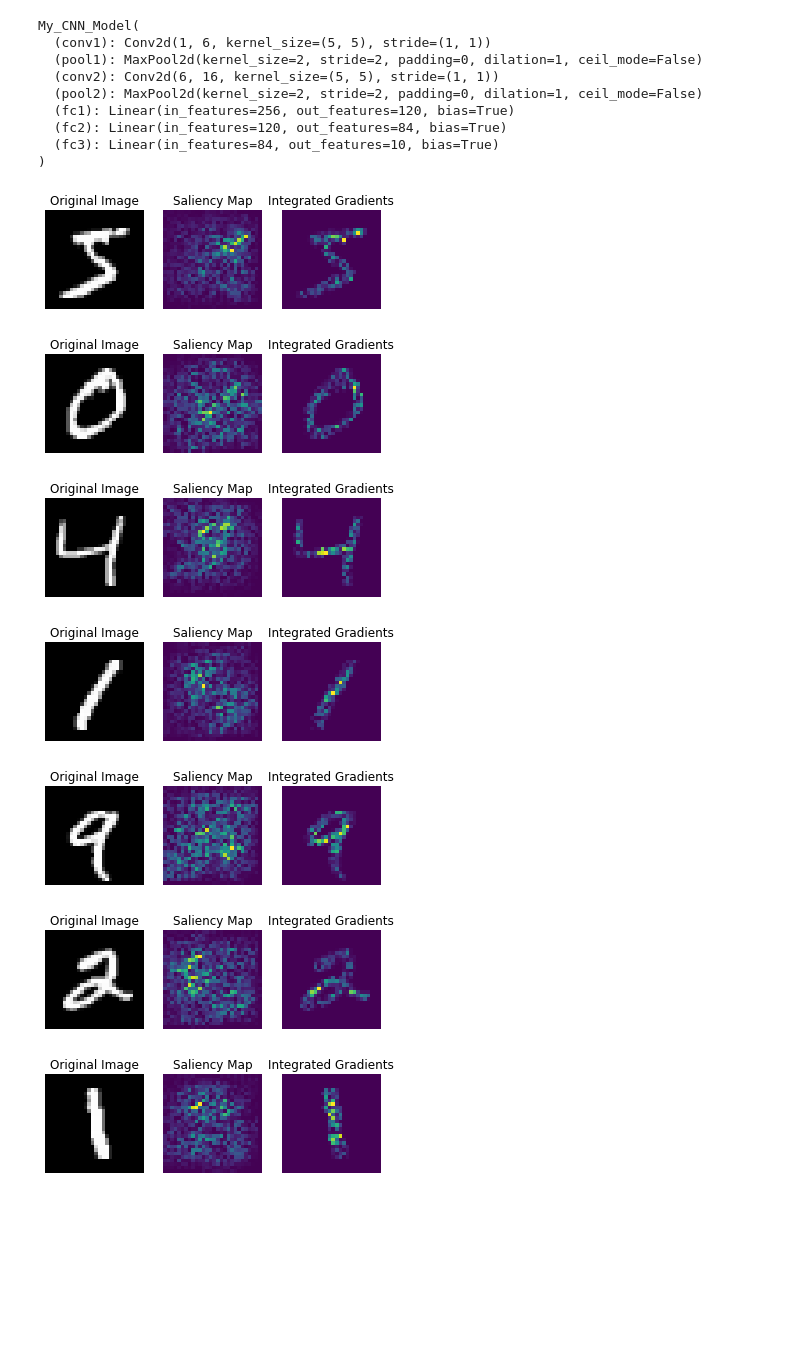
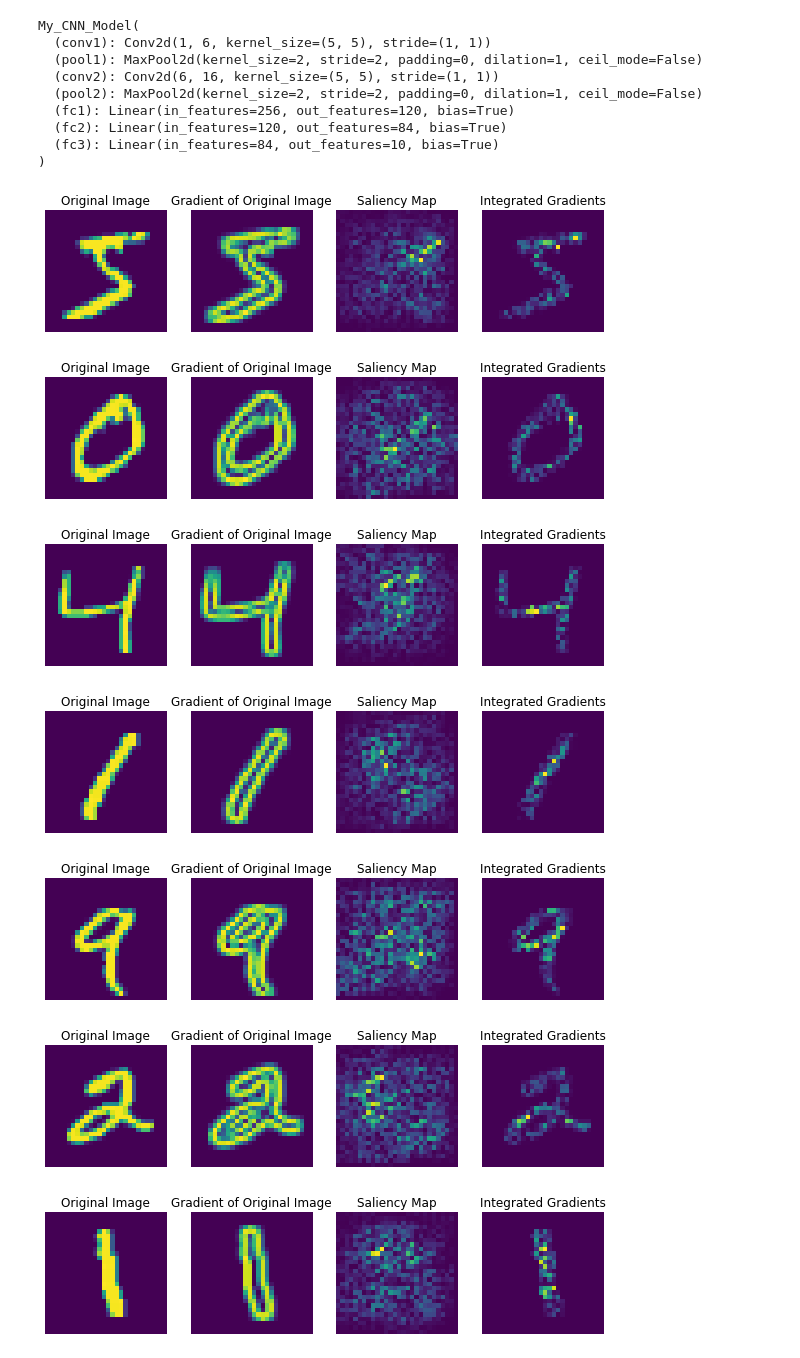
Before and after one commit to akshat57/Ambiguity, a Jupyter notebook: Comparison_Saliency_IG.ipynb, the cells around one changed output. Drawn from its saved outputs; the diff is of its cells as text; code cells hidden in the pictures; blank space fills up the shorter version.

```diff
--- a/Comparison_Saliency_IG.ipynb
+++ b/Comparison_Saliency_IG.ipynb
@@ -88,41 +90,50 @@ for i in range(10):
 
     #Preprocessing the image
     input_image = torch.tensor(original_image).float().reshape(1, 1, 28, 28)
     baseline = torch.zeros(1, 1, 28, 28)
     predicted_label = torch.argmax(model(input_image)).item()
     #print('Target Label: ', target_label, 'Predicted Label:', predicted_label)
 
     # applying saliency map
     saliency = Saliency(model)
     attributions_saliency = saliency.attribute(input_image, target=predicted_label)
 
     # applying integrated gradients on the SoftmaxModel and input data point
     ig = IntegratedGradients(model)
     attributions_ig = ig.attribute(input_image, baselines = baseline, target=predicted_label)
 
-    plt.subplot(1, 3, 1)
-    plt.imshow(original_image, cmap='gray')
+    #Finding image gradient
+    edges = filters.sobel(original_image)
+
+    plt.figure(figsize=(10,5))
+    plt.subplot(1, 4, 1)
+    plt.imshow(original_image)
     plt.title('Original Image')
     plt.axis('off')
 
-    plt.subplot(1, 3, 2)
+    plt.subplot(1, 4, 2)
+    plt.imshow(edges)
+    plt.title('Gradient of Original Image')
+    plt.axis('off')
+
+    plt.subplot(1, 4, 3)
     plt.imshow(torch.abs(attributions_saliency.squeeze(0).squeeze(0)))
     #plt.colorbar()
     plt.title('Saliency Map')
     plt.axis('off')
 
-    plt.subplot(1, 3, 3)
+    plt.subplot(1, 4, 4)
     plt.imshow(torch.abs(attributions_ig.squeeze(0).squeeze(0)))
     #plt.colorbar()
     plt.title('Integrated Gradients')
     plt.axis('off')
 
     plt.show()
 # %% [output]
-[figure, old version]
+[figure, new version]
-[figure, old version]
+[figure, new version]
-[figure, old version]
+[figure, new version]
-[figure, old version]
+[figure, new version]
-[figure, old version]
+[figure, new version]
-[figure, old version]
+[figure, new version]
-[figure, old version]
+[figure, new version]
```
Also changed, not shown: parts of 2 cells of this notebook.
